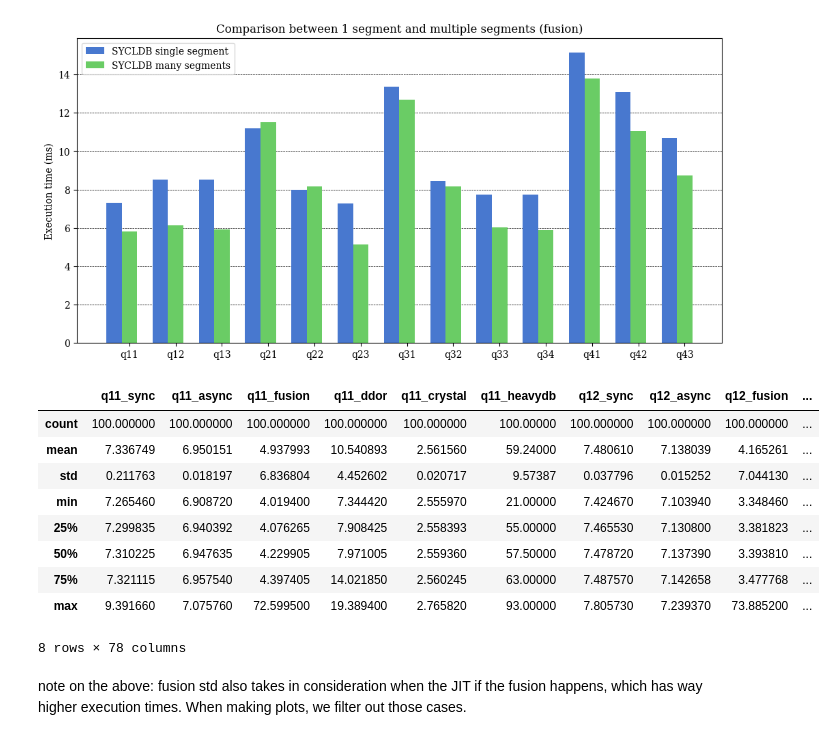
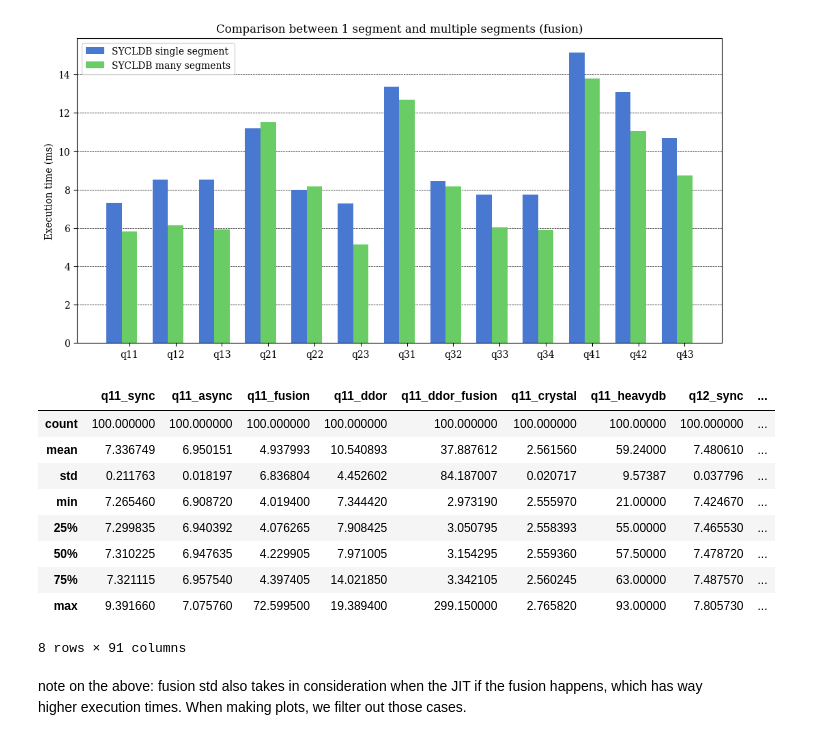
Before and after one commit to Maestro-Zacht/sycldb-calcite-executor, a Jupyter notebook: performances/perf.ipynb, the cells around one changed output. Cells and saved outputs as stored; diff of their text form; code cells hidden in the pictures.

```diff
--- a/performances/perf.ipynb
+++ b/performances/perf.ipynb
@@ -395,40 +395,42 @@ plot_data(comparison, labels_mapping, title='Comparison between 1 segment and mu
 # %%
 results_cxl = pd.DataFrame()
 
 query_times_crystal = defaultdict(list)
 
 with open('crystal/results.txt') as f:
     for line in f:
         query, time = line.split(': ')
         assert f'q{query}' in queries
         query_times_crystal[f'q{query}'].append(float(time))
 
 for q in queries:
     sync_df = pd.read_csv(f'{q}-performance-sync-cxl.log', header=None, names=['execution_time_ms'])
     async_df = pd.read_csv(f'{q}-performance-async-cxl.log', header=None, names=['execution_time_ms'])
     fusion_df = pd.read_csv(f'{q}-performance-cxl.log', header=None, names=['execution_time_ms'])
     ddor_df = pd.read_csv(f'{q}-performance-ddor-l40.log', header=None, names=['execution_time_ms'])
+    ddor_fusion_df = pd.read_csv(f'{q}-performance-segments-cxl-fusion-s20.log', header=None, names=['execution_time_ms'])
     heavydb_df = pd.read_csv(f'heavydb_perf/cxl_server/{q}.txt', header=None, names=['execution_time_ms'])
 
     results_cxl[f'{q}_sync'] = sync_df['execution_time_ms']
     results_cxl[f'{q}_async'] = async_df['execution_time_ms']
     results_cxl[f'{q}_fusion'] = fusion_df['execution_time_ms']
     results_cxl[f'{q}_ddor'] = ddor_df['execution_time_ms']
+    results_cxl[f'{q}_ddor_fusion'] = ddor_fusion_df['execution_time_ms']
     results_cxl[f'{q}_crystal'] = query_times_crystal[q]
     results_cxl[f'{q}_heavydb'] = heavydb_df['execution_time_ms']
 
 results_cxl.describe()
 # %% [output]
-|  | q11_sync | q11_async | q11_fusion | q11_ddor | q11_crystal | q11_heavydb | q12_sync | q12_async | q12_fusion | ... |
-| count | 100.000000 | 100.000000 | 100.000000 | 100.000000 | 100.000000 | 100.00000 | 100.000000 | 100.000000 | 100.000000 | ... |
-| mean | 7.336749 | 6.950151 | 4.937993 | 10.540893 | 2.561560 | 59.24000 | 7.480610 | 7.138039 | 4.165261 | ... |
-| std | 0.211763 | 0.018197 | 6.836804 | 4.452602 | 0.020717 | 9.57387 | 0.037796 | 0.015252 | 7.044130 | ... |
-| min | 7.265460 | 6.908720 | 4.019400 | 7.344420 | 2.555970 | 21.00000 | 7.424670 | 7.103940 | 3.348460 | ... |
-| 25% | 7.299835 | 6.940392 | 4.076265 | 7.908425 | 2.558393 | 55.00000 | 7.465530 | 7.130800 | 3.381823 | ... |
-| 50% | 7.310225 | 6.947635 | 4.229905 | 7.971005 | 2.559360 | 57.50000 | 7.478720 | 7.137390 | 3.393810 | ... |
-| 75% | 7.321115 | 6.957540 | 4.397405 | 14.021850 | 2.560245 | 63.00000 | 7.487570 | 7.142658 | 3.477768 | ... |
-| max | 9.391660 | 7.075760 | 72.599500 | 19.389400 | 2.765820 | 93.00000 | 7.805730 | 7.239370 | 73.885200 | ... |
+|  | q11_sync | q11_async | q11_fusion | q11_ddor | q11_ddor_fusion | q11_crystal | q11_heavydb | q12_sync | ... |
+| count | 100.000000 | 100.000000 | 100.000000 | 100.000000 | 100.000000 | 100.000000 | 100.00000 | 100.000000 | ... |
+| mean | 7.336749 | 6.950151 | 4.937993 | 10.540893 | 37.887612 | 2.561560 | 59.24000 | 7.480610 | ... |
+| std | 0.211763 | 0.018197 | 6.836804 | 4.452602 | 84.187007 | 0.020717 | 9.57387 | 0.037796 | ... |
+| min | 7.265460 | 6.908720 | 4.019400 | 7.344420 | 2.973190 | 2.555970 | 21.00000 | 7.424670 | ... |
+| 25% | 7.299835 | 6.940392 | 4.076265 | 7.908425 | 3.050795 | 2.558393 | 55.00000 | 7.465530 | ... |
+| 50% | 7.310225 | 6.947635 | 4.229905 | 7.971005 | 3.154295 | 2.559360 | 57.50000 | 7.478720 | ... |
+| 75% | 7.321115 | 6.957540 | 4.397405 | 14.021850 | 3.342105 | 2.560245 | 63.00000 | 7.487570 | ... |
+| max | 9.391660 | 7.075760 | 72.599500 | 19.389400 | 299.150000 | 2.765820 | 93.00000 | 7.805730 | ... |
-8 rows × 78 columns
+8 rows × 91 columns
 # %% [markdown]
 note on the above: fusion std also takes in consideration when the JIT if the fusion happens, which has way higher execution times. When making plots, we filter out those cases.
 # %%
```
Also changed, not shown: parts of 2 cells of this notebook, 13 other files.
